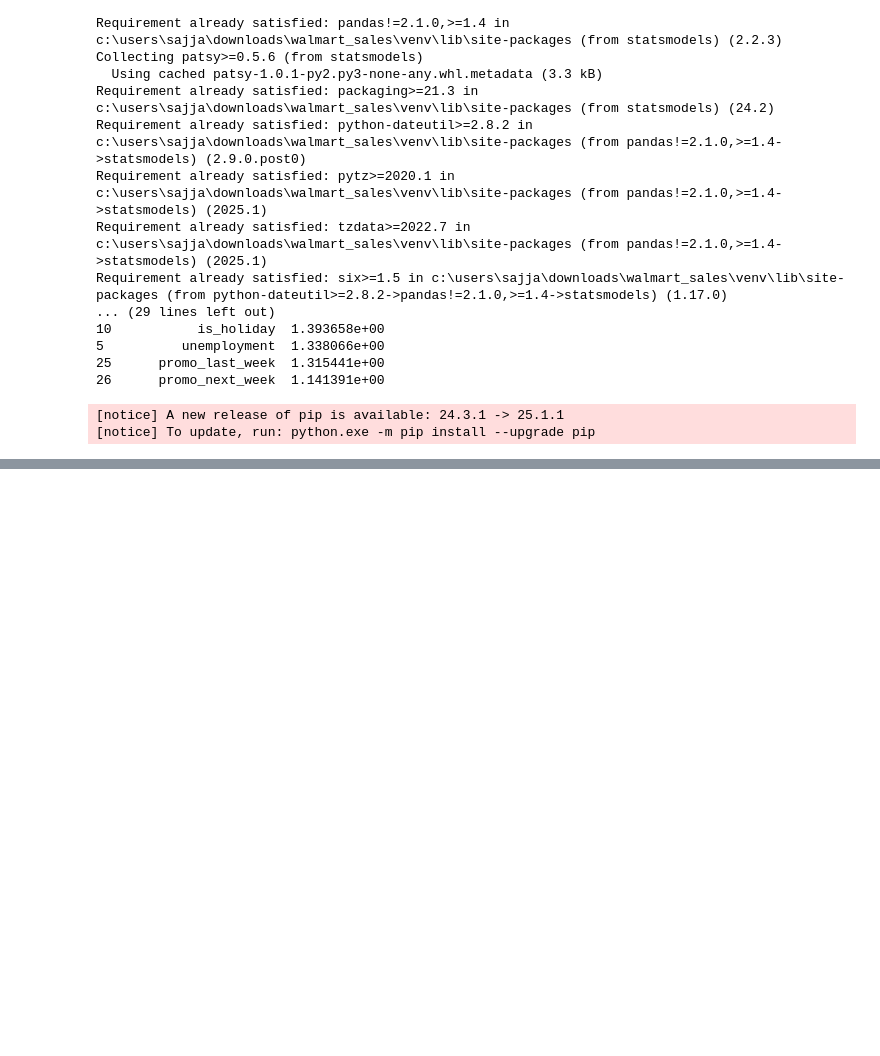
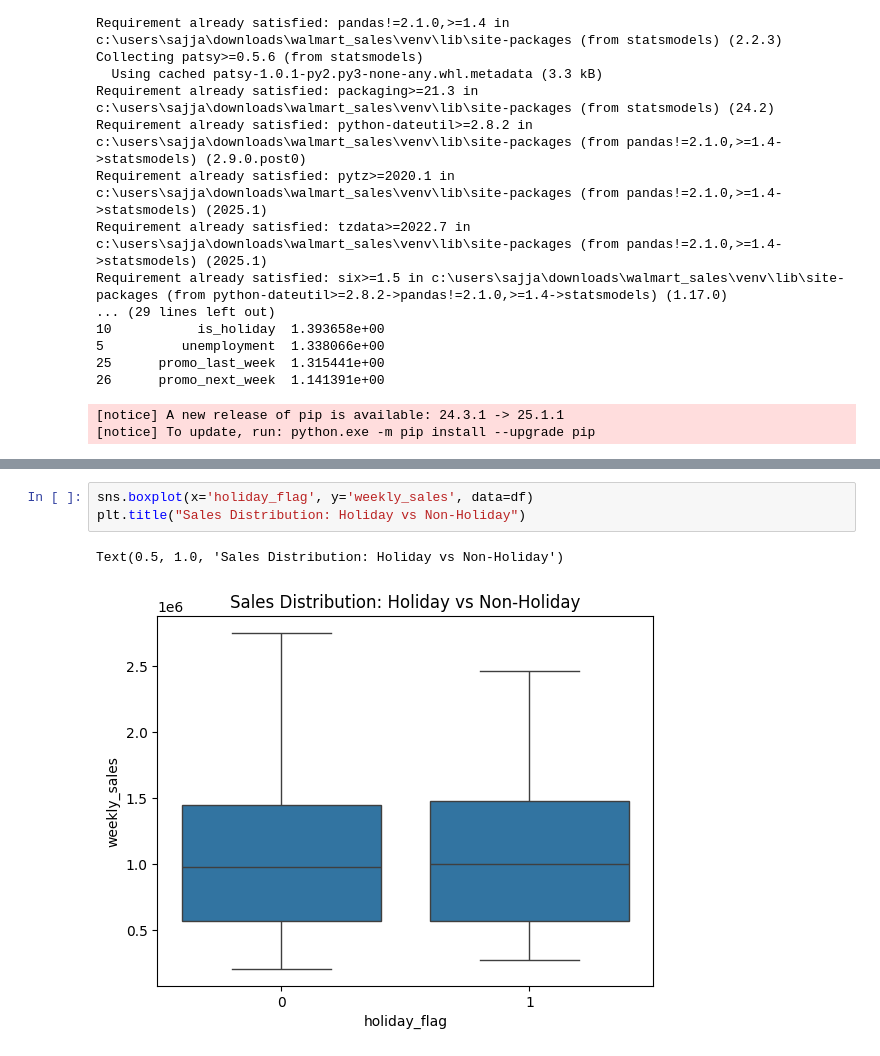
Before and after one commit to Santhosh-Dawre/Walmart_Sales_Prediction, a Jupyter notebook: notebooks/EDA_Analysis.ipynb, the cells around one changed output, grey strips where cells are left out. Cells and saved outputs as stored; diff of their text form; blank space fills up the shorter version.

```diff
--- a/notebooks/EDA_Analysis.ipynb
+++ b/notebooks/EDA_Analysis.ipynb
@@ -345,0 +412,6 @@ Requirement already satisfied: six>=1.5 in c:\users\sajja\downloads\walmart_sale
+# %%
+sns.boxplot(x='holiday_flag', y='weekly_sales', data=df)
+plt.title("Sales Distribution: Holiday vs Non-Holiday")
+# %% [output]
+Text(0.5, 1.0, 'Sales Distribution: Holiday vs Non-Holiday')
+[figure, added]
```
Also changed, not shown: parts of 20 cells of this notebook, 1 other file.
